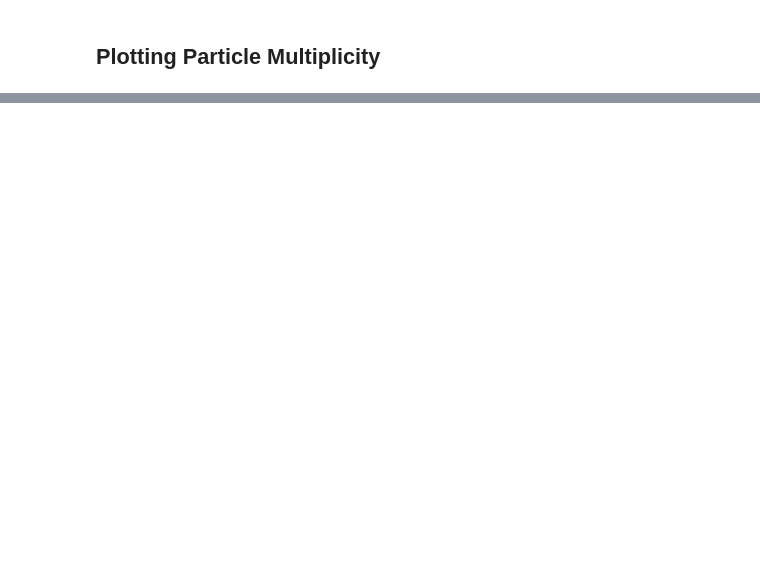
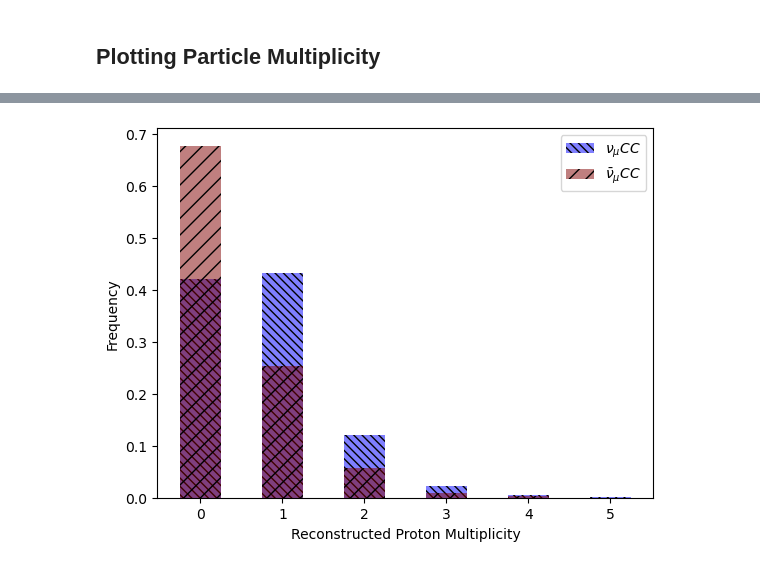
Before and after one commit to wly-wang/nu_mu_xsec, a Jupyter notebook: BDT.ipynb, the cells around one changed output, grey strips where cells are left out. Saved outputs shown, nothing was run; the diff lists cells and outputs as text; code cells hidden in the pictures; blank space fills up the shorter version.

```diff
--- a/BDT.ipynb
+++ b/BDT.ipynb
@@ -159,9 +159,4 @@ clf = xgb.XGBClassifier(n_estimators=100, # 100
 # Train the classifier on our newly constructed dataset
 eval_set = [(features_train, targets_train), (features_test, targets_test)]
 clf.fit(features_train, targets_train, sample_weight=sample_weights_train, eval_set=eval_set)
-
-# ============================
-
-# Calculate bdt score
-df_bdt.loc[:,chosen_var] = clf.predict_proba(df_bdt[training_variables])[:,1]
 # %% [output]
@@ -293,4 +292,11 @@ list_features = plot_important_features(training_variables, clf.feature_importan
 Plot the BDT Score Distribution
 # %%
 # First Calulate BDT score
-df_bdt.loc[:,chosen_var] = clf.predict_proba(df_bdt[training_variables])[:,1]
+#df_bdt.loc[:,bdt_score] = clf.predict_proba(df_bdt[training_variables])[:,1]
+df_bdt['bdt_score'] = clf.predict_proba(df_bdt[training_variables])[:,1]
+print(df_bdt[chosen_var])
+
+y_pred_proba_sig_train = clf.predict_proba(features_test_sig)
+y_pred_proba_bkg_train = clf.predict_proba(features_test_bkg)
+bdtScoreSigTrain = y_pred_proba_sig_train[:,-1]
+bdtScoreBkgTrain = y_pred_proba_bkg_train[:,-1]
@@ -331,3 +351,8 @@ the sig accuracy 0.960 and bkg accuracy is 0.040
 # plt.legend(frameon=False);
 # %% [markdown]
 ## Plotting Particle Multiplicity
+# %%
+# First set a mask for plotting multiplicity
+df_numucc = df_bdt.query('bdt_numucc_label==1')
+df_numubar = df_bdt.query('bdt_numucc_label==0')
+print(df_numucc)
@@ -333,0 +387,9 @@ the sig accuracy 0.960 and bkg accuracy is 0.040
+# %%
+plt.hist(df_numucc['Num_Proton'], 6, (0,6), density=True, label=r'$\nu_{\mu}CC$', align='left', rwidth=0.5, alpha=.5, color='blue',hatch='\\\\\\\\')
+plt.hist(df_numubar['Num_Proton'], 6, (0,6), density=True, label= r'$\bar{\nu}_{\mu}CC$', align='left', rwidth=0.5, alpha=.5, color='maroon',hatch='//')
+plt.xlabel("Reconstructed Proton Multiplicity")
+plt.ylabel("Frequency")
+plt.legend()
+plt.show()
+# %% [output]
+[figure, added]
```
Also changed, not shown: parts of 17 cells of this notebook.
